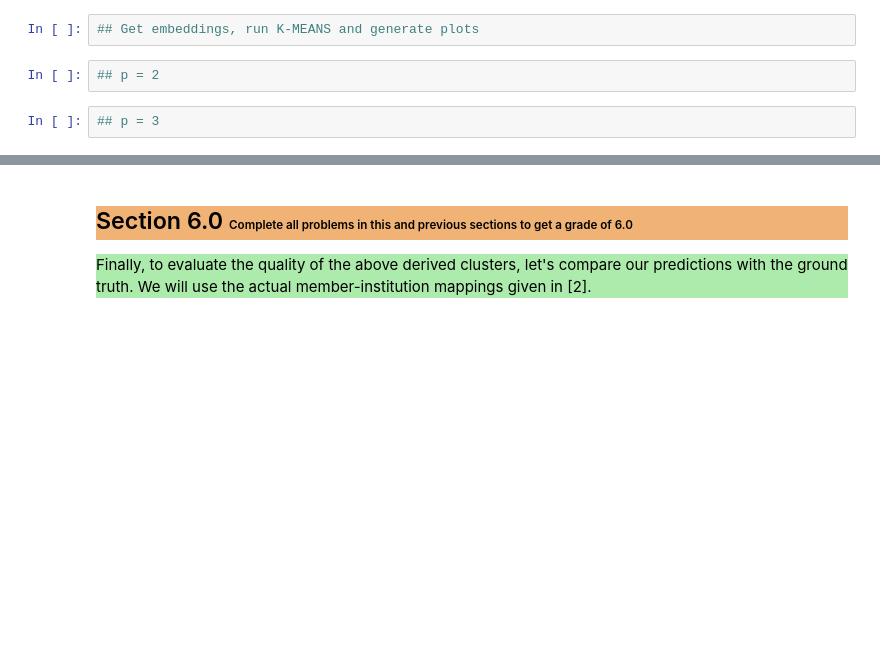
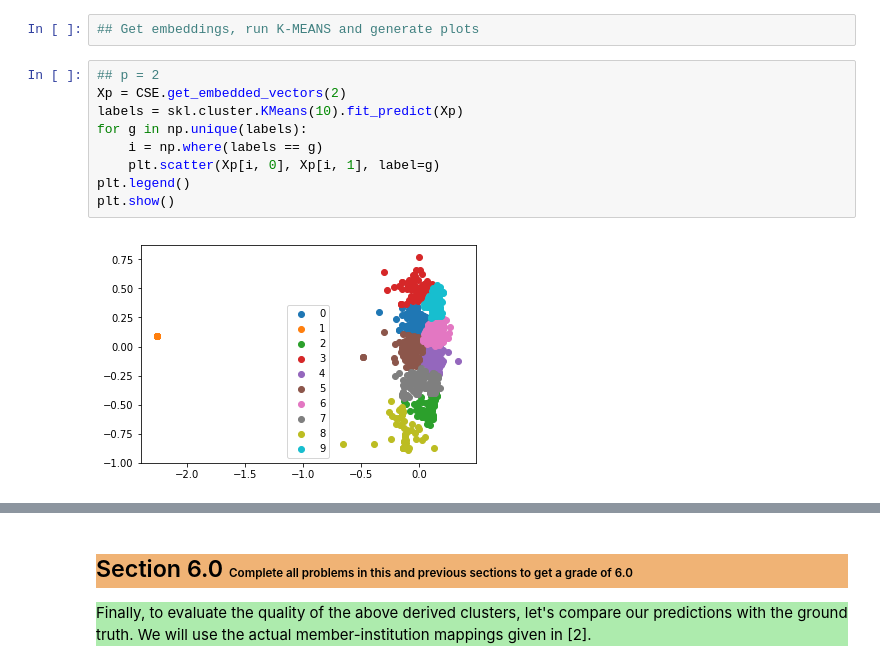
Before and after one commit to mcreng/stat-learning, a Jupyter notebook: slt-ce-5.ipynb, the cells around one changed output, grey strips where cells are left out. Cells and saved outputs as stored; diff of their text form; blank space fills up the shorter version.

```diff
--- a/slt-ce-5.ipynb
+++ b/slt-ce-5.ipynb
@@ -151,7 +213,14 @@ Section 5.5
 </p>
 # %%
 ## Get embeddings, run K-MEANS and generate plots
-# %%
-## p = 2
-# %%
-## p = 3
+# %%
+## p = 2
+Xp = CSE.get_embedded_vectors(2)
+labels = skl.cluster.KMeans(10).fit_predict(Xp)
+for g in np.unique(labels):
+    i = np.where(labels == g)
+    plt.scatter(Xp[i, 0], Xp[i, 1], label=g)
+plt.legend()
+plt.show()
+# %% [output]
+[figure, added]
```
Also changed, not shown: parts of 19 cells of this notebook.
